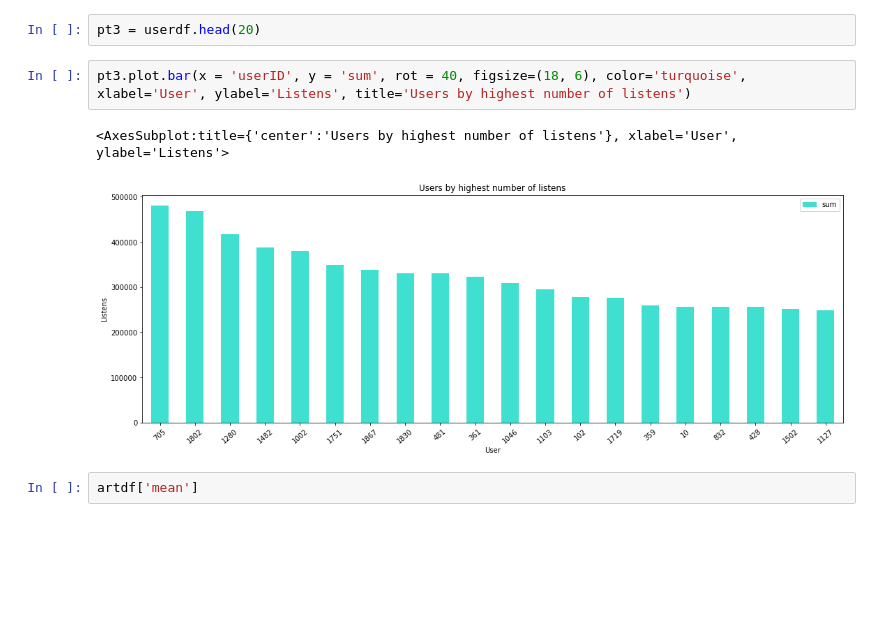
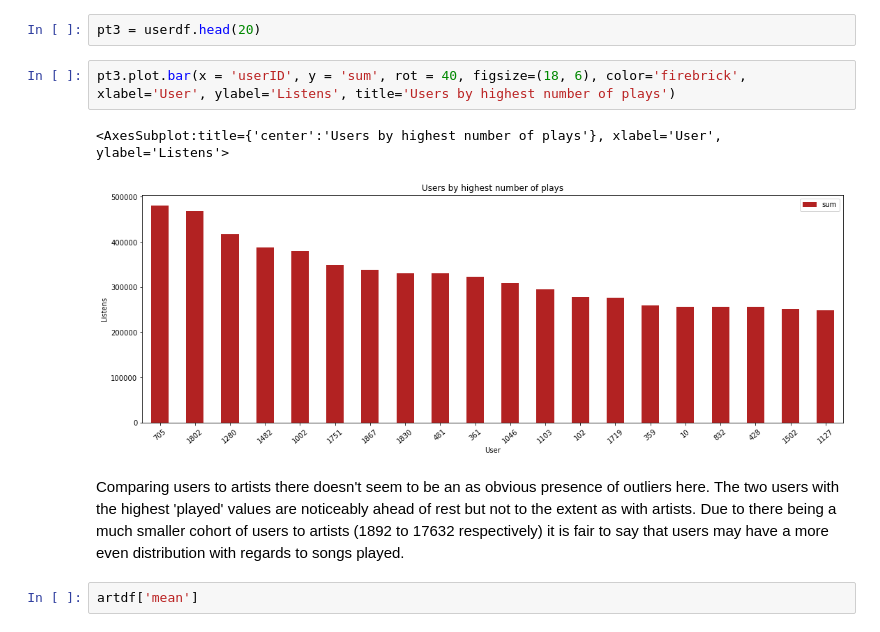
Before and after one commit to kiansweeney11/Ca4015-final-assignment, a Jupyter notebook: recommender.ipynb, the cells around one changed output. Drawn from its saved outputs; the diff is of its cells as text; blank space fills up the shorter version.

```diff
--- a/recommender.ipynb
+++ b/recommender.ipynb
@@ -622,10 +627,12 @@ userdf = grouped_multiple.sort_values(by=['sum'], ascending=False)
 # %%
 pt3 = userdf.head(20)
 # %%
-pt3.plot.bar(x = 'userID', y = 'sum', rot = 40, figsize=(18, 6), color='turquoise', xlabel='User', ylabel='Listens', title='Users by highest number of listens')
+pt3.plot.bar(x = 'userID', y = 'sum', rot = 40, figsize=(18, 6), color='firebrick', xlabel='User', ylabel='Listens', title='Users by highest number of plays')
 # %% [output]
-<AxesSubplot:title={'center':'Users by highest number of listens'}, xlabel='User', ylabel='Listens'>
+<AxesSubplot:title={'center':'Users by highest number of plays'}, xlabel='User', ylabel='Listens'>
-[figure, old version]
+[figure, new version]
+# %% [markdown]
+Comparing users to artists there doesn't seem to be an as obvious presence of outliers here. The two users with the highest 'played' values are noticeably ahead of rest but not to the extent as with artists. Due to there being a much smaller cohort of users to artists (1892 to 17632 respectively) it is fair to say that users may have a more even distribution with regards to songs played.
 # %%
 artdf['mean']
 # %% [output]
```
Also changed, not shown: parts of 107 cells of this notebook.
